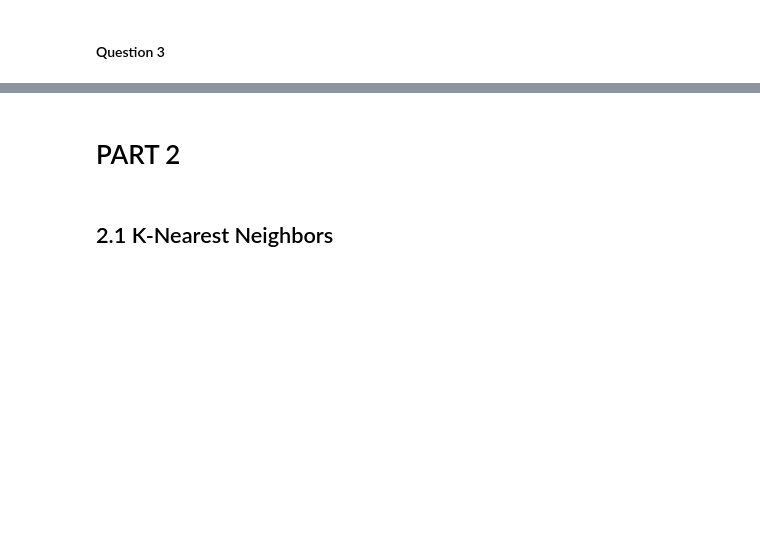
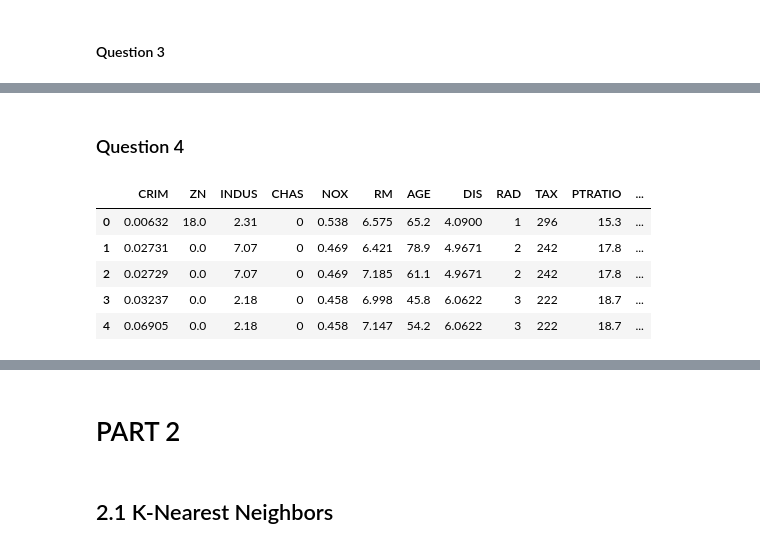
Before and after one commit to 535A59/COMP0078_cw1, a Jupyter notebook: cw1.ipynb, the cells around one changed output, grey strips where cells are left out. Cells and saved outputs as stored; diff of their text form; code cells hidden in the pictures; blank space fills up the shorter version.

Commit message:
question 4

```diff
--- a/cw1.ipynb
+++ b/cw1.ipynb
@@ -263,0 +344,18 @@ plt.show()
+# %% [markdown]
+### Question 4
+# %%
+from sklearn.model_selection import train_test_split
+from sklearn.linear_model import LinearRegression
+from sklearn.metrics import mean_squared_error
+csv_link = "http://www.cs.ucl.ac.uk/staff/M.Herbster/boston-filter/Boston-filtered.csv"
+
+data = pd.read_csv(csv_link)
+
+display(data.head())
+# %% [output]
+|  | CRIM | ZN | INDUS | CHAS | NOX | RM | AGE | DIS | RAD | TAX | PTRATIO | ... |
+| 0 | 0.00632 | 18.0 | 2.31 | 0 | 0.538 | 6.575 | 65.2 | 4.0900 | 1 | 296 | 15.3 | ... |
+| 1 | 0.02731 | 0.0 | 7.07 | 0 | 0.469 | 6.421 | 78.9 | 4.9671 | 2 | 242 | 17.8 | ... |
+| 2 | 0.02729 | 0.0 | 7.07 | 0 | 0.469 | 7.185 | 61.1 | 4.9671 | 2 | 242 | 17.8 | ... |
+| 3 | 0.03237 | 0.0 | 2.18 | 0 | 0.458 | 6.998 | 45.8 | 6.0622 | 3 | 222 | 18.7 | ... |
+| 4 | 0.06905 | 0.0 | 2.18 | 0 | 0.458 | 7.147 | 54.2 | 6.0622 | 3 | 222 | 18.7 | ... |
```
Also changed, not shown: parts of 14 cells of this notebook.
